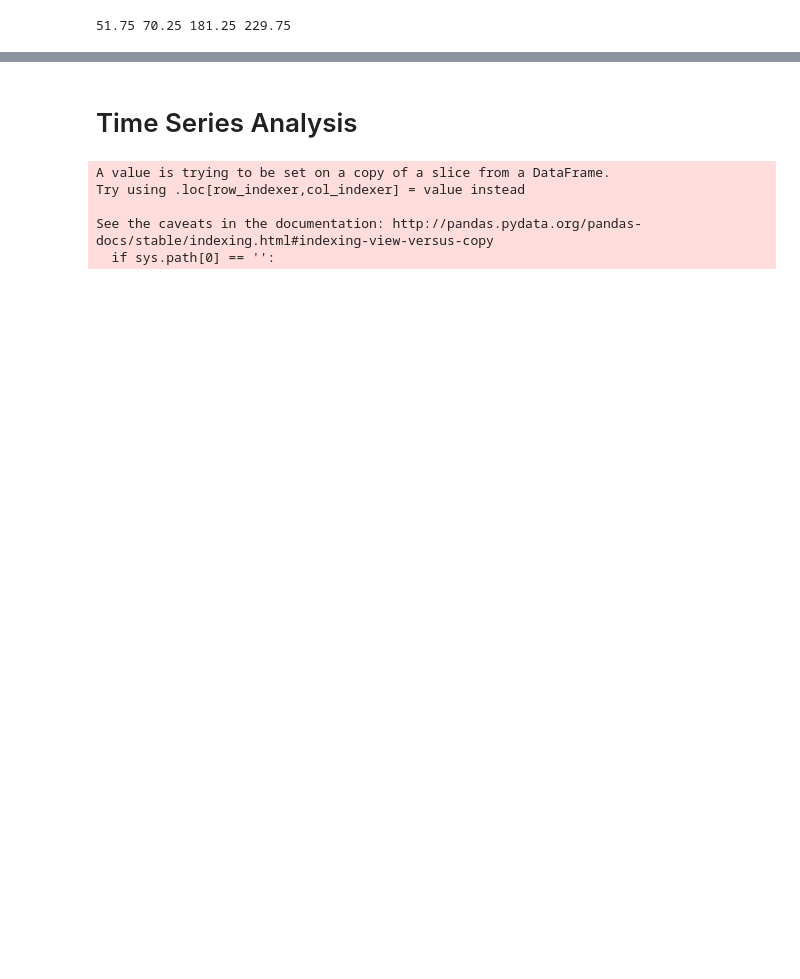
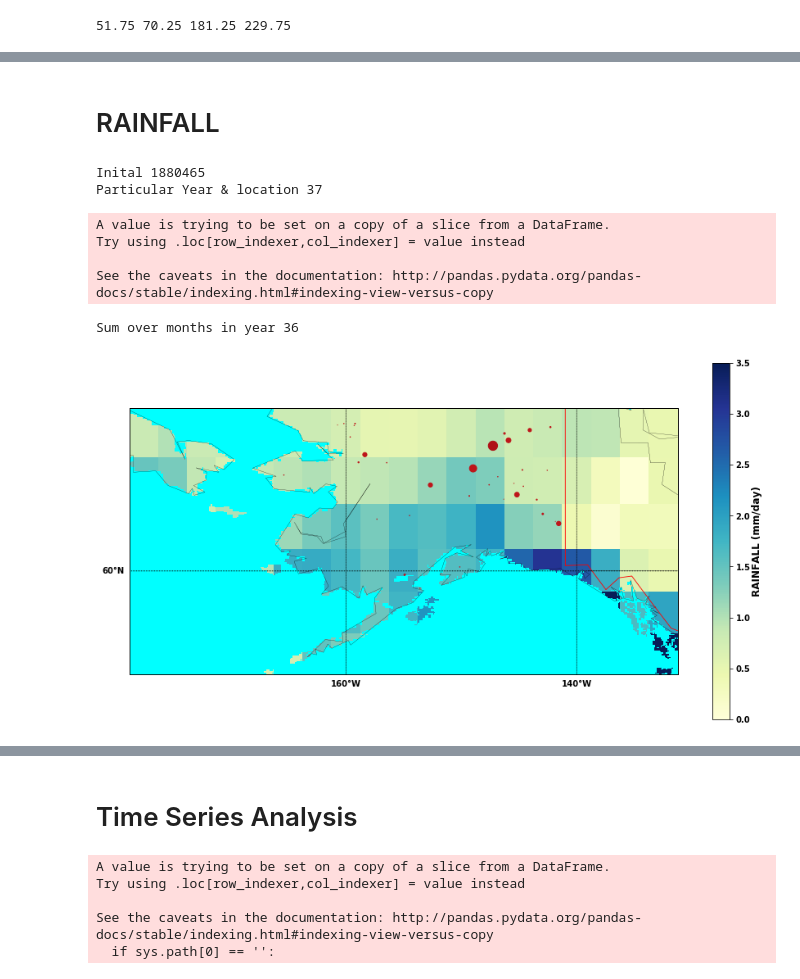
Before and after one commit to adityasant/ECE143_Project, a Jupyter notebook: Local Notebooks/temp-wildfire-plot.py.ipynb, the cells around one changed output, grey strips where cells are left out. Saved outputs shown, nothing was run; the diff lists cells and outputs as text; code cells hidden in the pictures; blank space fills up the shorter version.

```diff
--- a/Local Notebooks/temp-wildfire-plot.py.ipynb
+++ b/Local Notebooks/temp-wildfire-plot.py.ipynb
@@ -243,0 +337,66 @@ Sum over months in year 121
+# %% [markdown]
+# RAINFALL
+# %%
+#coords
+#coords= [51.53, 70.33, -178.8, -130.05]
+coords = [51.53, 70.53, -178.8, -130.05]
+# %%
+from iris.time import PartialDateTime
+
+
+PATH = os.path.join(os.getcwd(), "../../precip.mon.mean.nc")
+rain_cube = iris.load_cube(PATH)
+# %%
+from pylab import *
+year = 2003
+month_start = PartialDateTime(month = 5)
+month_end = PartialDateTime(month = 7)
+#year_start = PartialDateTime(year = 1992)
+year_end = PartialDateTime(year = year)
+part_rain = rain_cube.extract(iris.Constraint(time=lambda x : month_start<=x<=month_end) & \
+                         iris.Constraint(time=year_end))
+#print(part_rain)
+mean_rain = part_rain.collapsed(['time'],iris.analysis.MEAN)
+us_rain = region_based_cube(mean_rain, coords)
+lat = us_rain.coord('latitude').points
+lon = us_rain.coord('longitude').points
+
+plt.figure(figsize=[15,8])
+m=Basemap(projection='mill',lat_ts=10, \
+  llcrnrlon=lon.min(),urcrnrlon=lon.max(), \
+  llcrnrlat=lat.min(),urcrnrlat=lat.max(), \
+  resolution='c')
+# m=Basemap(projection='mill',llcrnrlat=25,urcrnrlat=50,\
+#             llcrnrlon=-125,urcrnrlon=-80,)
+m.drawcoastlines(linewidth=0.25)
+m.drawcountries(linewidth=0.85,color='red')
+m.drawstates(linewidth=0.15)
+m.drawmapboundary()
+m.drawparallels(np.arange(0.,90.,20),labels=[1,0,0,0],fontsize=10)
+m.drawmeridians(np.arange(-160,-70,20),labels=[0,0,0,1],fontsize=10)
+# m.fillcontinents(color='lightgrey', zorder=1,lake_color='aqua')
+m.drawlsmask(land_color=(0,0,0,0),ocean_color='aqua',lakes=True,zorder=1)
+
+Lon,Lat = meshgrid(lon,lat)
+x, y = m(Lon,Lat)
+cs = m.pcolormesh(x,y,us_rain.data,shading='flat',cmap=plt.cm.YlGnBu,vmin=0,vmax=3.5)
+cbar= plt.colorbar()
+#cbar.set_label("Rainfall (mm/day)", labelpad=+1)
+cbar.set_label("RAINFALL (mm/day)", labelpad=+2,fontdict={'fontsize': 12, 'fontweight': 'black'})
+fire_sz,lat_fire,lon_fire = process_df(coords,100,fire_df,year)
+a,b = m(lon_fire,lat_fire)
+scat = m.scatter(lon_fire, lat_fire, s=fire_sz/1500, latlon=True,
+         c=fire_sz,cmap=cmap,
+          alpha=1.2, vmin=90000,vmax=550000)
+#plt.show()
+plt.savefig(str(year)+'_rain.png')
+plt.savefig('2003_rain_ag.eps')
+# %% [output]
+Inital 1880465
+Particular Year & location 37
+A value is trying to be set on a copy of a slice from a DataFrame.
+Try using .loc[row_indexer,col_indexer] = value instead
+
+See the caveats in the documentation: http://pandas.pydata.org/pandas-docs/stable/indexing.html#indexing-view-versus-copy
+Sum over months in year 36
+[figure, added]
```
Also changed, not shown: parts of 44 cells of this notebook.
